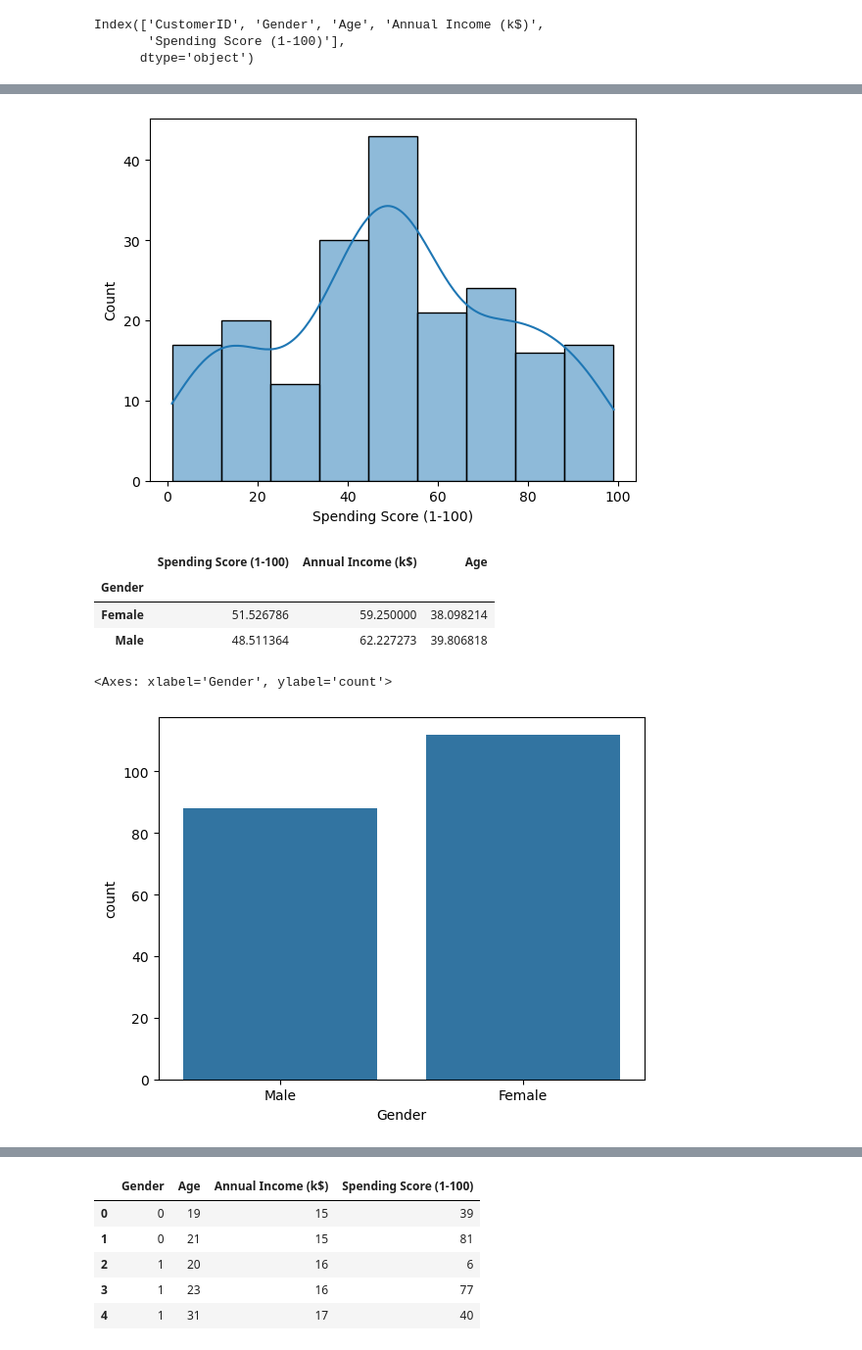
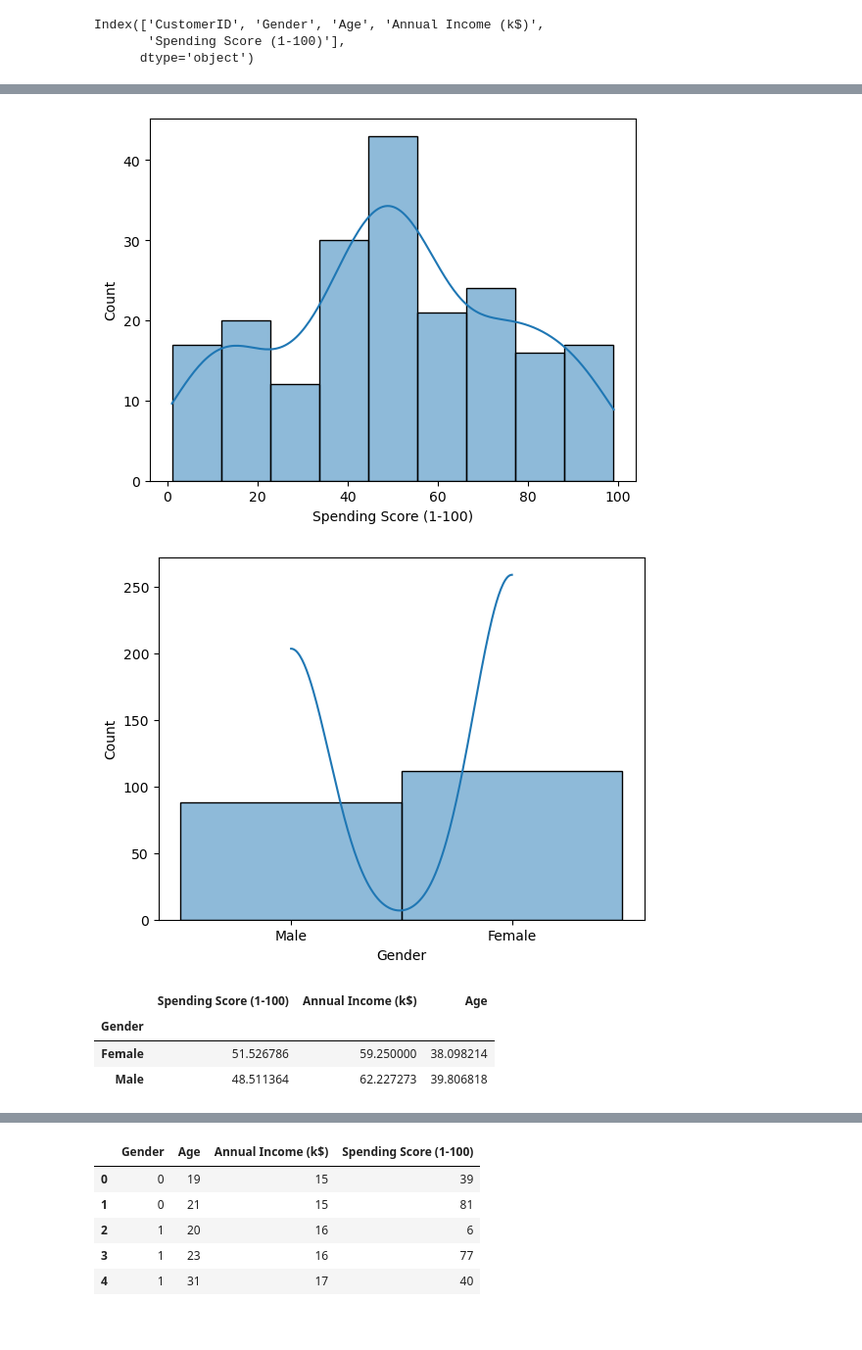
Before and after one commit to sairahul2202/projects, a Jupyter notebook: coustamer segmentation.ipynb, the cells around one changed output, grey strips where cells are left out. Shown: that part at 98% size. Drawn from its saved outputs; the diff is of its cells as text; code cells hidden in the pictures.

```diff
--- a/coustamer segmentation.ipynb
+++ b/coustamer segmentation.ipynb
@@ -96,14 +82,15 @@ Index(['CustomerID', 'Gender', 'Age', 'Annual Income (k$)',
 df=df.drop('CustomerID',axis=1)
 # %%
 numcol=['Age', 'Annual Income (k$)',
-       'Spending Score (1-100)']
+       'Spending Score (1-100)','Gender']
 for i in numcol:
     sns.histplot(df[i],kde=True)
     plt.show()
 # %% [output]
 [figure]
 [figure]
 [figure]
+[figure, added]
 # %%
 df.groupby('Gender')[['Spending Score (1-100)','Annual Income (k$)','Age']].mean()
 # %% [output]
@@ -111,8 +98,3 @@ df.groupby('Gender')[['Spending Score (1-100)','Annual Income (k$)','Age']].mean
 | Gender |  |  |  |
 | Female | 51.526786 | 59.250000 | 38.098214 |
 | Male | 48.511364 | 62.227273 | 39.806818 |
-# %%
-sns.countplot(x='Gender',data=df)
-# %% [output]
-<Axes: xlabel='Gender', ylabel='count'>
-[figure, removed]
```
Also changed, not shown: parts of 19 cells of this notebook.
